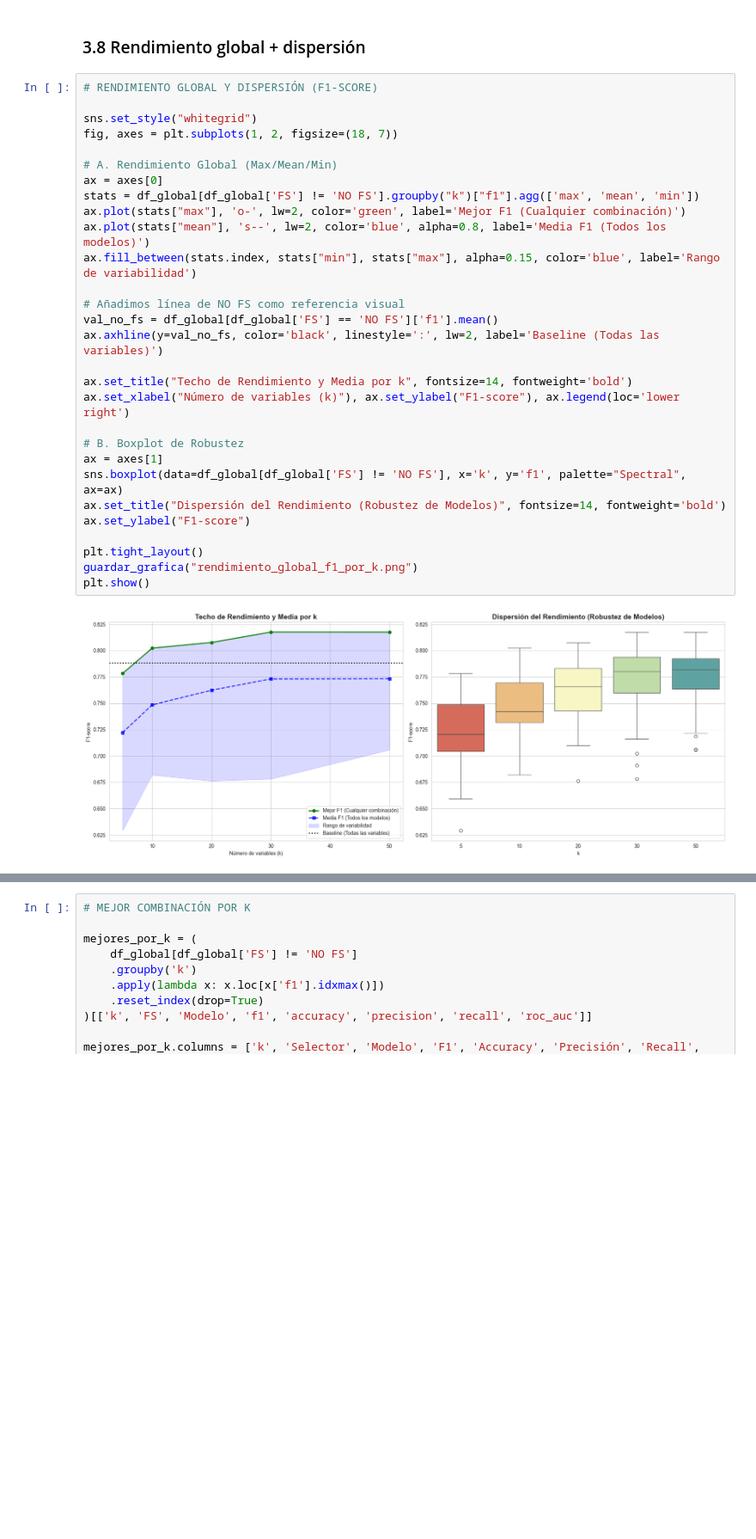
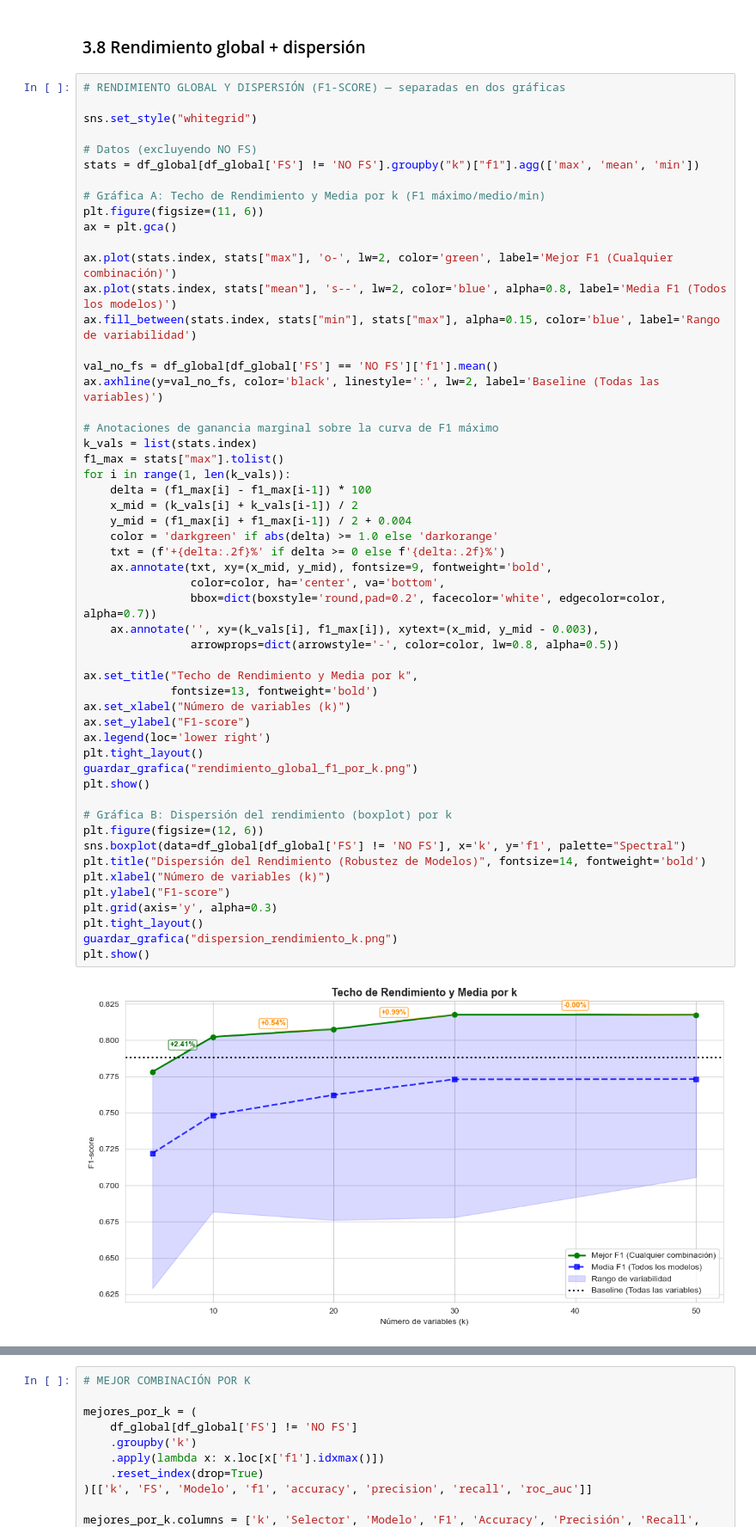
Before and after one commit to angelvilarino/TFG, a Jupyter notebook: analysis.ipynb, the cells around one changed output, grey strips where cells are left out. Shown at 86% size. Drawn from its saved outputs; the diff is of its cells as text; blank space fills up the shorter version.

```diff
--- a/analysis.ipynb
+++ b/analysis.ipynb
@@ -887,33 +851,57 @@ Baseline NO-FS: 0.7883
 # %% [markdown]
 ### 3.8 Rendimiento global + dispersión
 # %%
-# RENDIMIENTO GLOBAL Y DISPERSIÓN (F1-SCORE)
+# RENDIMIENTO GLOBAL Y DISPERSIÓN (F1-SCORE) — separadas en dos gráficas
 
 sns.set_style("whitegrid")
-fig, axes = plt.subplots(1, 2, figsize=(18, 7))
 
-# A. Rendimiento Global (Max/Mean/Min)
-ax = axes[0]
+# Datos (excluyendo NO FS)
 stats = df_global[df_global['FS'] != 'NO FS'].groupby("k")["f1"].agg(['max', 'mean', 'min'])
-ax.plot(stats["max"], 'o-', lw=2, color='green', label='Mejor F1 (Cualquier combinación)')
-ax.plot(stats["mean"], 's--', lw=2, color='blue', alpha=0.8, label='Media F1 (Todos los modelos)')
+
+# Gráfica A: Techo de Rendimiento y Media por k (F1 máximo/medio/min)
+plt.figure(figsize=(11, 6))
+ax = plt.gca()
+
+ax.plot(stats.index, stats["max"], 'o-', lw=2, color='green', label='Mejor F1 (Cualquier combinación)')
+ax.plot(stats.index, stats["mean"], 's--', lw=2, color='blue', alpha=0.8, label='Media F1 (Todos los modelos)')
 ax.fill_between(stats.index, stats["min"], stats["max"], alpha=0.15, color='blue', label='Rango de variabilidad')
 
-# Añadimos línea de NO FS como referencia visual
 val_no_fs = df_global[df_global['FS'] == 'NO FS']['f1'].mean()
 ax.axhline(y=val_no_fs, color='black', linestyle=':', lw=2, label='Baseline (Todas las variables)')
 
-ax.set_title("Techo de Rendimiento y Media por k", fontsize=14, fontweight='bold')
-ax.set_xlabel("Número de variables (k)"), ax.set_ylabel("F1-score"), ax.legend(loc='lower right')
+# Anotaciones de ganancia marginal sobre la curva de F1 máximo
+k_vals = list(stats.index)
+f1_max = stats["max"].tolist()
+for i in range(1, len(k_vals)):
+    delta = (f1_max[i] - f1_max[i-1]) * 100
+    x_mid = (k_vals[i] + k_vals[i-1]) / 2
+    y_mid = (f1_max[i] + f1_max[i-1]) / 2 + 0.004
+    color = 'darkgreen' if abs(delta) >= 1.0 else 'darkorange'
+    txt = (f'+{delta:.2f}%' if delta >= 0 else f'{delta:.2f}%')
+    ax.annotate(txt, xy=(x_mid, y_mid), fontsize=9, fontweight='bold',
+                color=color, ha='center', va='bottom',
+                bbox=dict(boxstyle='round,pad=0.2', facecolor='white', edgecolor=color, alpha=0.7))
+    ax.annotate('', xy=(k_vals[i], f1_max[i]), xytext=(x_mid, y_mid - 0.003),
+                arrowprops=dict(arrowstyle='-', color=color, lw=0.8, alpha=0.5))
 
-# B. Boxplot de Robustez
-ax = axes[1]
-sns.boxplot(data=df_global[df_global['FS'] != 'NO FS'], x='k', y='f1', palette="Spectral", ax=ax)
-ax.set_title("Dispersión del Rendimiento (Robustez de Modelos)", fontsize=14, fontweight='bold')
+ax.set_title("Techo de Rendimiento y Media por k",
+             fontsize=13, fontweight='bold')
+ax.set_xlabel("Número de variables (k)")
 ax.set_ylabel("F1-score")
-
+ax.legend(loc='lower right')
 plt.tight_layout()
 guardar_grafica("rendimiento_global_f1_por_k.png")
 plt.show()
+
+# Gráfica B: Dispersión del rendimiento (boxplot) por k
+plt.figure(figsize=(12, 6))
+sns.boxplot(data=df_global[df_global['FS'] != 'NO FS'], x='k', y='f1', palette="Spectral")
+plt.title("Dispersión del Rendimiento (Robustez de Modelos)", fontsize=14, fontweight='bold')
+plt.xlabel("Número de variables (k)")
+plt.ylabel("F1-score")
+plt.grid(axis='y', alpha=0.3)
+plt.tight_layout()
+guardar_grafica("dispersion_rendimiento_k.png")
+plt.show()
 # %% [output]
-[figure, old version]
+[figure, new version]
```
Also changed, not shown: parts of 17 cells of this notebook, 3 other files.
